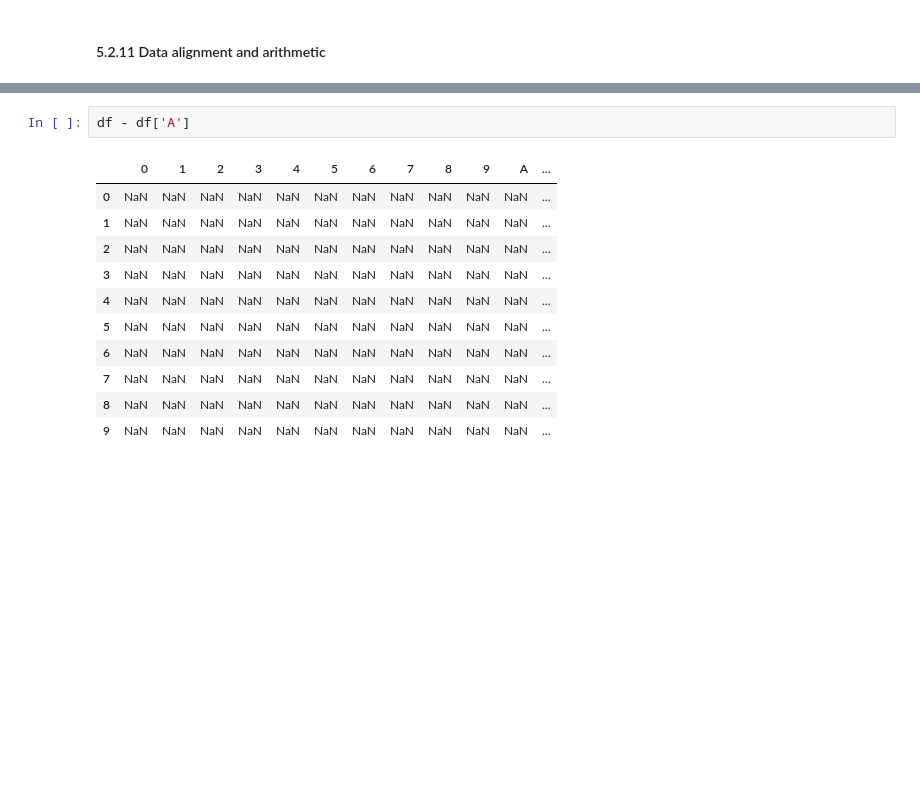
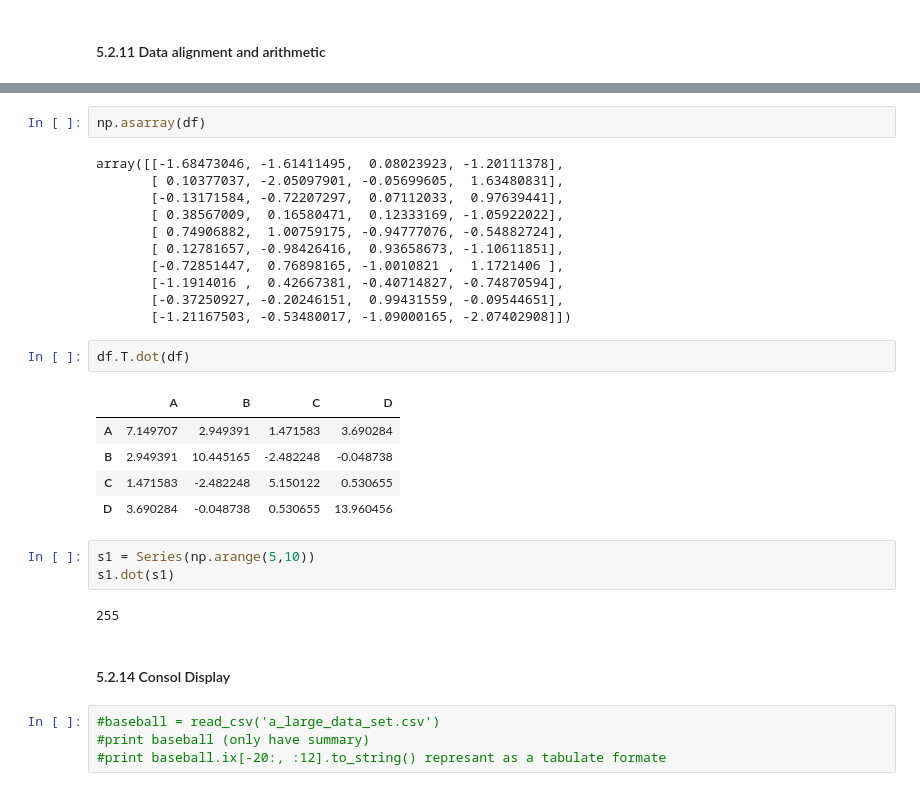
Before and after one commit to chenleo/ipynotebook, a Jupyter notebook: Pandas.ipynb, the cells around one changed output, grey strips where cells are left out. Saved outputs shown, nothing was run; the diff lists cells and outputs as text; blank space fills up the shorter version.

```diff
--- a/Pandas.ipynb
+++ b/Pandas.ipynb
@@ -309,14 +361,32 @@ df - df['A']
+# %%
+np.asarray(df)
+# %% [output]
+array([[-1.68473046, -1.61411495,  0.08023923, -1.20111378],
+       [ 0.10377037, -2.05097901, -0.05699605,  1.63480831],
+       [-0.13171584, -0.72207297,  0.07112033,  0.97639441],
+       [ 0.38567009,  0.16580471,  0.12333169, -1.05922022],
+       [ 0.74906882,  1.00759175, -0.94777076, -0.54882724],
+       [ 0.12781657, -0.98426416,  0.93658673, -1.10611851],
+       [-0.72851447,  0.76898165, -1.0010821 ,  1.1721406 ],
+       [-1.1914016 ,  0.42667381, -0.40714827, -0.74870594],
+       [-0.37250927, -0.20246151,  0.99431559, -0.09544651],
+       [-1.21167503, -0.53480017, -1.09000165, -2.07402908]])
 # %%
-df - df['A']
+df.T.dot(df)
 # %% [output]
-|  | 0 | 1 | 2 | 3 | 4 | 5 | 6 | 7 | 8 | 9 | A | ... |
-| 0 | NaN | NaN | NaN | NaN | NaN | NaN | NaN | NaN | NaN | NaN | NaN | ... |
-| 1 | NaN | NaN | NaN | NaN | NaN | NaN | NaN | NaN | NaN | NaN | NaN | ... |
-| 2 | NaN | NaN | NaN | NaN | NaN | NaN | NaN | NaN | NaN | NaN | NaN | ... |
-| 3 | NaN | NaN | NaN | NaN | NaN | NaN | NaN | NaN | NaN | NaN | NaN | ... |
-| 4 | NaN | NaN | NaN | NaN | NaN | NaN | NaN | NaN | NaN | NaN | NaN | ... |
-| 5 | NaN | NaN | NaN | NaN | NaN | NaN | NaN | NaN | NaN | NaN | NaN | ... |
-| 6 | NaN | NaN | NaN | NaN | NaN | NaN | NaN | NaN | NaN | NaN | NaN | ... |
-| 7 | NaN | NaN | NaN | NaN | NaN | NaN | NaN | NaN | NaN | NaN | NaN | ... |
-| 8 | NaN | NaN | NaN | NaN | NaN | NaN | NaN | NaN | NaN | NaN | NaN | ... |
-| 9 | NaN | NaN | NaN | NaN | NaN | NaN | NaN | NaN | NaN | NaN | NaN | ... |
+|  | A | B | C | D |
+| A | 7.149707 | 2.949391 | 1.471583 | 3.690284 |
+| B | 2.949391 | 10.445165 | -2.482248 | -0.048738 |
+| C | 1.471583 | -2.482248 | 5.150122 | 0.530655 |
+| D | 3.690284 | -0.048738 | 0.530655 | 13.960456 |
+# %%
+s1 = Series(np.arange(5,10))
+s1.dot(s1)
+# %% [output]
+255
+# %% [markdown]
+#### 5.2.14 Consol Display
+# %%
+#baseball = read_csv('a_large_data_set.csv')
+#print baseball (only have summary)
+#print baseball.ix[-20:, :12].to_string() represant as a tabulate formate
```
Also changed, not shown: parts of 36 cells of this notebook.
